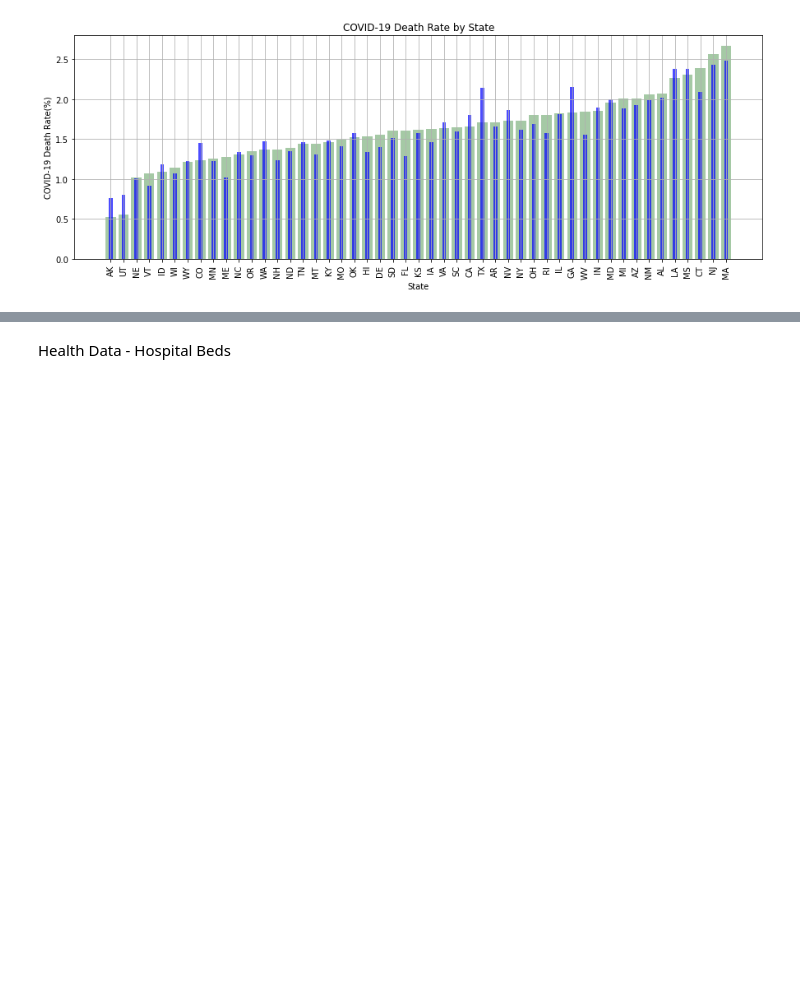
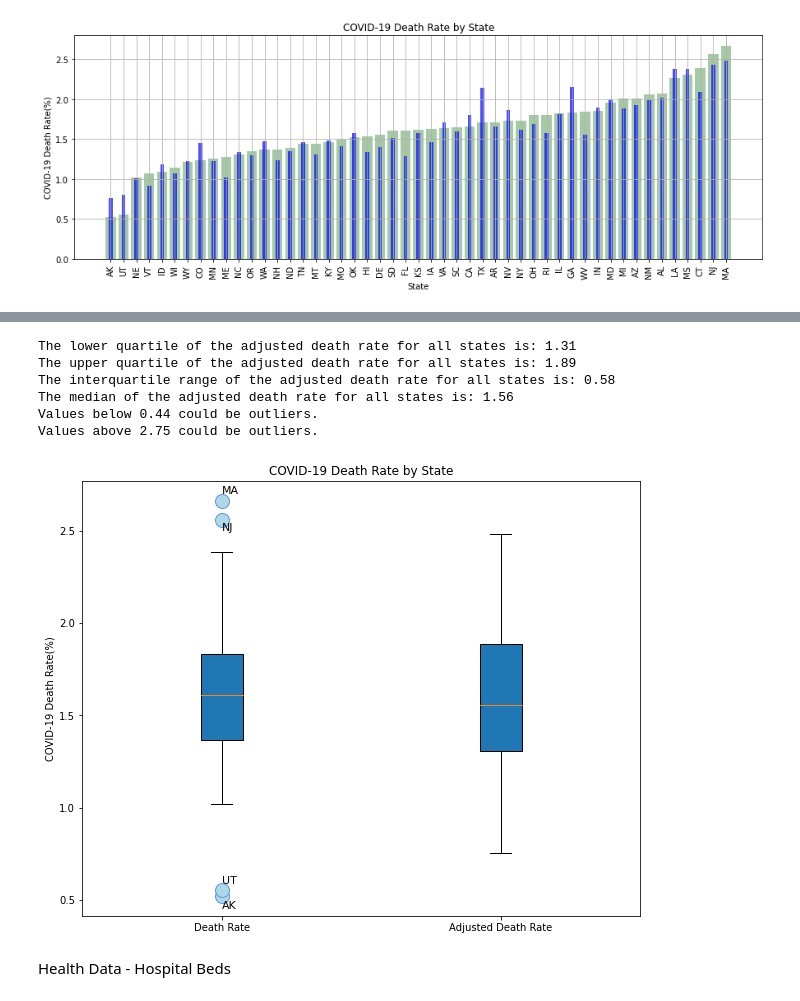
Before and after one commit to jenniecinelli/project_one, a Jupyter notebook: Folder4/Master.ipynb, the cells around one changed output, grey strips where cells are left out. Drawn from its saved outputs; the diff is of its cells as text; code cells hidden in the pictures; blank space fills up the shorter version.

```diff
--- a/Folder4/Master.ipynb
+++ b/Folder4/Master.ipynb
@@ -179,0 +182,3 @@ plt.show()
+# %%
+dfff = pd.read_csv("Output/Adj_for_age_Death_Rate.csv")
+dfff.head()
@@ -180,3 +220,70 @@ plt.show()
+# %%
+# Locate the rows which contain mice on Infubinol and get the tumor volumes
+
+adj_rate = dfff["Adj_for_age_Covid_Death_Rate"]
+
+# Calculate the IQR and quantitatively determine if there are any potential outliers.
+adj_quartiles = adj_rate.quantile([.25,.5,.75])
+adj_lowerq = adj_quartiles[0.25]
+adj_upperq = adj_quartiles[0.75]
+adj_iqr = adj_upperq-adj_lowerq
+
+print(f"The lower quartile of the adjusted death rate for all states is: {round(adj_lowerq,2)}")
+print(f"The upper quartile of the adjusted death rate for all states is: {round(adj_upperq,2)}")
+print(f"The interquartile range of the adjusted death rate for all states is: {round(adj_iqr,2)}")
+print(f"The median of the adjusted death rate for all states is: {round(adj_quartiles[0.5],2)} ")
+
+# Determine outliers using upper and lower bounds
+adj_lower_bound = adj_lowerq - (1.5*adj_iqr)
+adj_upper_bound = adj_upperq + (1.5*adj_iqr)
+print(f"Values below {round(adj_lower_bound,2)} could be outliers.")
+print(f"Values above {round(adj_upper_bound,2)} could be outliers.")
+# %% [output]
+The lower quartile of the adjusted death rate for all states is: 1.31
+The upper quartile of the adjusted death rate for all states is: 1.89
+The interquartile range of the adjusted death rate for all states is: 0.58
+The median of the adjusted death rate for all states is: 1.56
+Values below 0.44 could be outliers.
+Values above 2.75 could be outliers.
+# %%
+values = [death_rate, adj_rate]
+labels = ["Death Rate", "Adjusted Death Rate"]
+# %%
+fig, ax1 = plt.subplots(figsize=(10, 8))
+flierprops = dict(marker='o',
+                  markersize=14,
+                  markerfacecolor='lightblue',
+                  markeredgecolor='cornflowerblue')
+
+plt.boxplot = ax1.boxplot(values, labels=labels, patch_artist=True, flierprops=flierprops)
+
+plt.annotate('MA',
+    (1, 2.7),
+    xytext=(1, 2.7),
+    fontsize=11)
+plt.annotate('NJ',
+    (1, 2.5),
+    xytext=(1, 2.5),
+    fontsize=11)
+plt.annotate('AK',
+    (1, 0.45),
+    xytext=(1, 0.45),
+    fontsize=11)
+plt.annotate('UT',
+    (1, 0.59),
+    xytext=(1, 0.59),
+    fontsize=11)
+
+
+#for index, row in df1.iterrows():
+#        print(f"{row[0]} at coords: ({row[1]})")
+#        plt.annotate(row[0],row[1])
+plt.title('COVID-19 Death Rate by State')
+plt.ylabel('COVID-19 Death Rate(%)')
+plt.savefig("Output/death-rate-boxplot.png")
+plt.show()
+# %% [output]
+[figure, added]
 # %% [markdown]
 Health Data - Hospital Beds
 # %%
```
Also changed, not shown: parts of 3 cells of this notebook, 2 other files.
